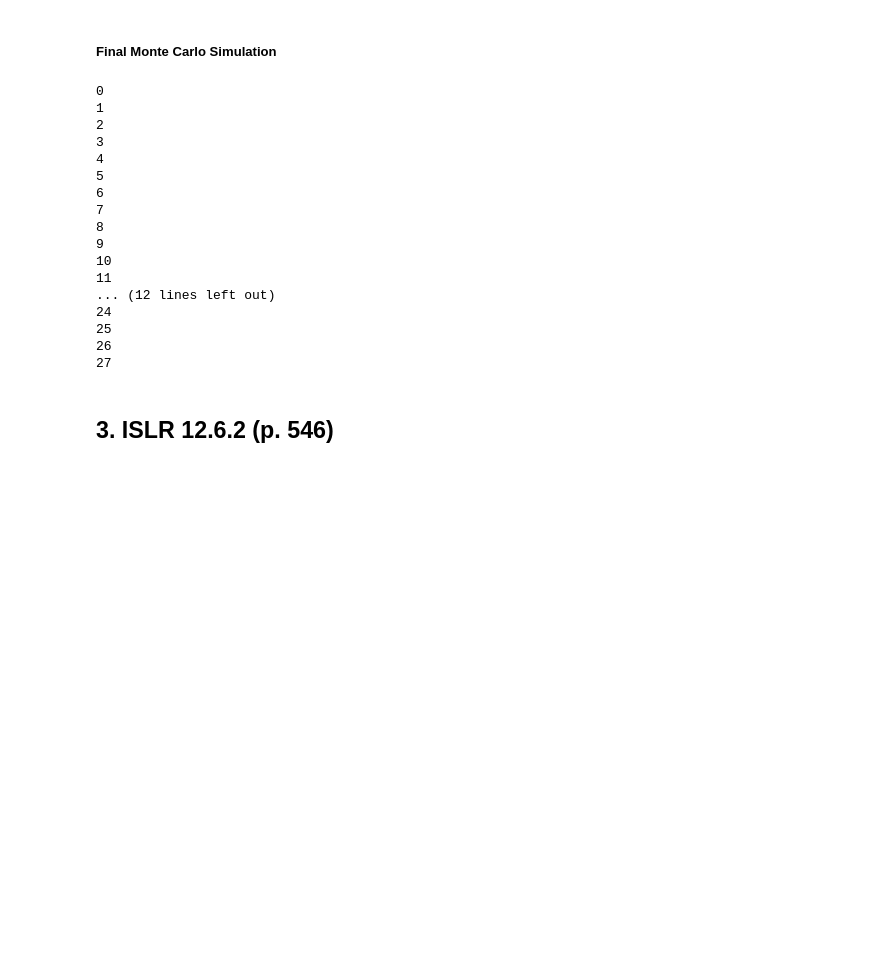
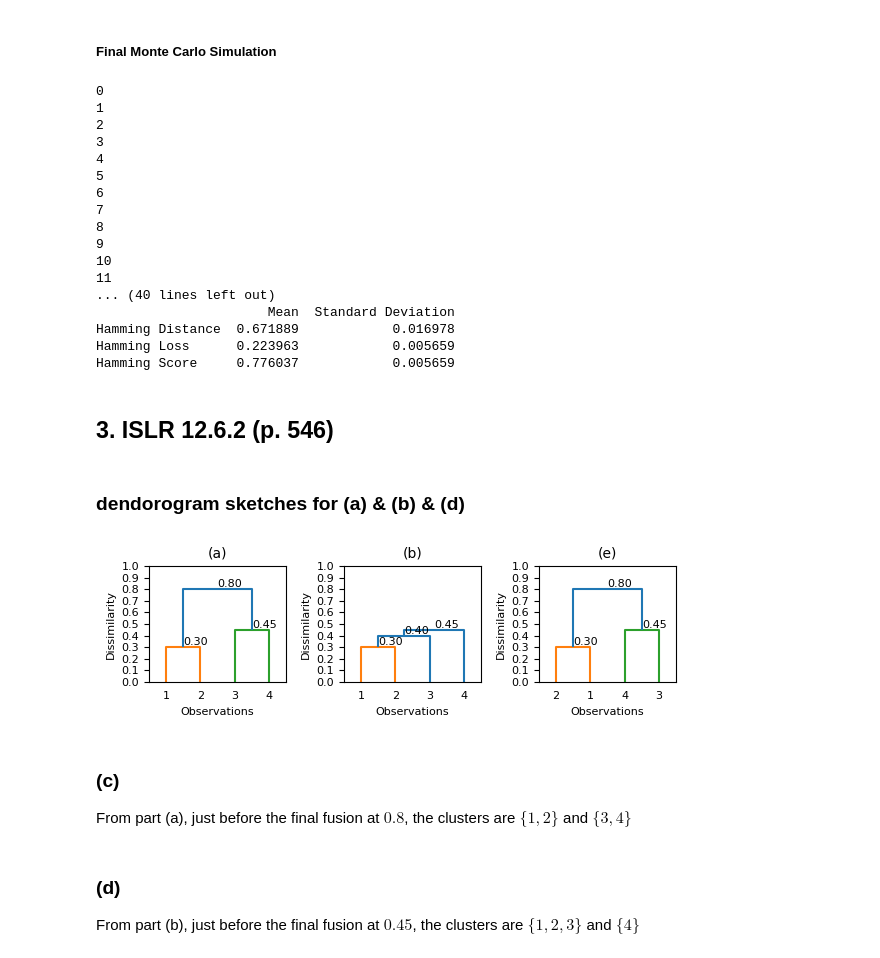
Before and after one commit to gblombach/DSCI-552_Homework_7, a Jupyter notebook: notebooks/Blombach_George_HW7.ipynb, the cells around one changed output. Saved outputs shown, nothing was run; the diff lists cells and outputs as text; code cells hidden in the pictures; blank space fills up the shorter version.

```diff
--- a/notebooks/Blombach_George_HW7.ipynb
+++ b/notebooks/Blombach_George_HW7.ipynb
@@ -291,7 +294,7 @@ def run_one_simulation(X, y, seed):
 
 simulation_results = []
 for seed in range(50):                                              # run all 50 simulations
-    print(seed)
+    #print(seed)
     result = run_one_simulation(X=X,y=y, seed=seed)
     simulation_results.append(result)
 results = pd.DataFrame(simulation_results)                          #display final results
@@ -317,10 +320,61 @@ print(summary.round(6).to_string())
 9
 10
 11
-... (12 lines left out)
-24
-25
-26
-27
+... (40 lines left out)
+                      Mean  Standard Deviation
+Hamming Distance  0.671889            0.016978
+Hamming Loss      0.223963            0.005659
+Hamming Score     0.776037            0.005659
 # %% [markdown]
 ## 3. ISLR 12.6.2 (p. 546)
+# %% [markdown]
+### dendorogram sketches for (a) & (b) & (d)
+# %%
+dm = np.array([                      #dissimilarity matrix
+    [0,   0.3, 0.4, 0.7],
+    [0.3, 0,   0.5, 0.8],
+    [0.4, 0.5, 0,   0.45],
+    [0.7, 0.8, 0.45, 0]
+])
+condensed_D = squareform(dm)
+fig, axes = plt.subplots(1, 3, figsize=(6, 2))
+methods = ['complete', 'single', 'complete']
+for i, method in enumerate(methods):
+    Z = linkage(condensed_D, method=method)
+
+    if i==0:
+        ddata = dendrogram(Z, labels=['1', '2', '3', '4'], ax=axes[i], count_sort="ascending")
+    if i==1:
+         # Part (b): single linkage with ascending leaves
+        Z_plot = Z.copy()
+        # Force leaf order 1, 2, 3, 4
+        Z_plot[1, [0, 1]] = Z_plot[1, [1, 0]]
+        Z_plot[2, [0, 1]] = Z_plot[2, [1, 0]]
+        ddata = dendrogram(Z_plot, labels=["1", "2", "3", "4"], ax=axes[i])
+    if i==2:
+        ddata = dendrogram(Z, labels=['2', '1', '4', '3'], ax=axes[i])
+    # Display fusion heights
+    for xs, ys in zip(ddata['icoord'], ddata['dcoord']):
+        x = (xs[1] + xs[2]) / 2
+        y = ys[1]
+        axes[i].text(x, y, f'{y:.2f}', ha='left', va='bottom', fontsize=8)
+    axes[i].set_xlabel('Observations', fontsize=8)
+    axes[i].set_ylabel('Dissimilarity', fontsize=8)
+    axes[i].set_yticks(np.arange(0, 1.1, 0.1))
+    axes[i].tick_params(axis='both', labelsize=8)
+    axes[i].set_ylim(0, 1.0)
+axes[0].set_title('(a)', fontsize=10)
+axes[1].set_title('(b)', fontsize=10)
+axes[2].set_title('(e)', fontsize=10)
+plt.tight_layout()
+plt.show()
+# %% [output]
+[figure, added]
+# %% [markdown]
+### (c)
+
+From part (a), just before the final fusion at $0.8$, the clusters are $\{1,2\}$ and $\{3,4\}$
+# %% [markdown]
+### (d)
+
+From part (b), just before the final fusion at $0.45$, the clusters are $\{1,2,3\}$ and $\{4\}$
```
Also changed, not shown: parts of 2 cells of this notebook.
